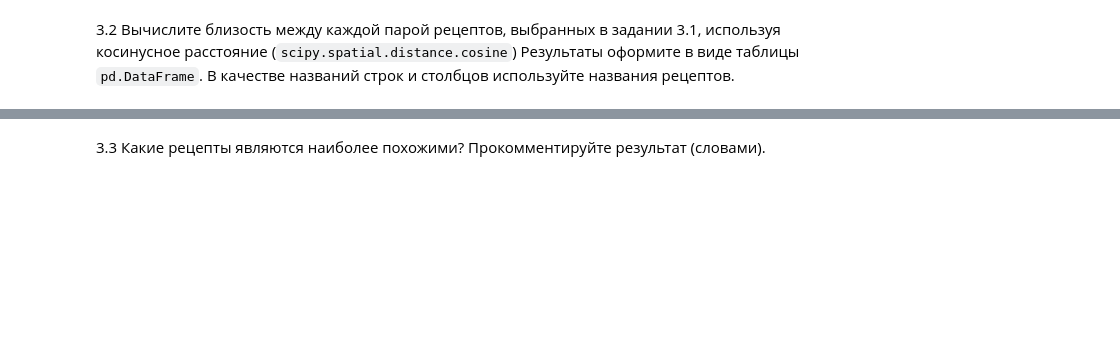
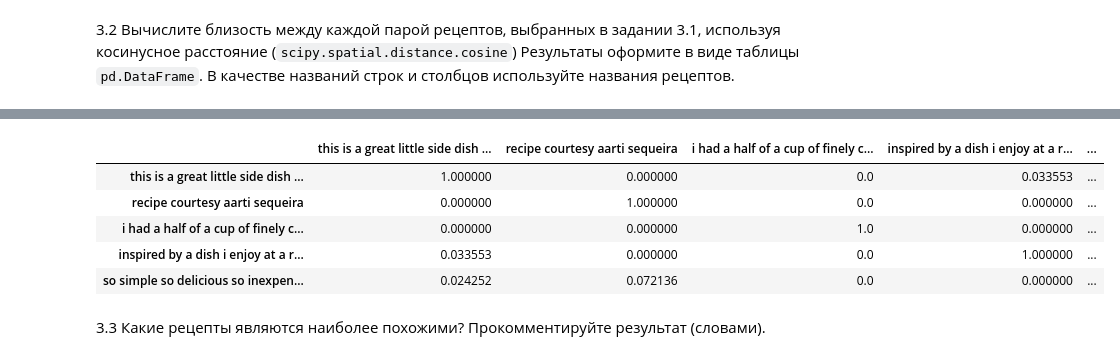
Before and after one commit to MirQsan/LaboratoryWork, a Jupyter notebook: Лабораторная №7/09_string_2_Исмаилов_Мир.ipynb, the cells around one changed output, grey strips where cells are left out. Saved outputs shown, nothing was run; the diff lists cells and outputs as text; code cells hidden in the pictures; blank space fills up the shorter version.

```diff
--- a/Лабораторная №7/09_string_2_Исмаилов_Мир.ipynb
+++ b/Лабораторная №7/09_string_2_Исмаилов_Мир.ipynb
@@ -108,0 +285,10 @@ AttributeError: module 'inspect' has no attribute 'getargspec'
+# %%
+vectorizer = TfidfVectorizer(analyzer="word", stop_words="english")
+vectorizer.fit(data["preprocessed_descriptions"])
+
+def vectorizer_processing(x):
+    sents = [x["preprocessed_descriptions"]]
+    vector = vectorizer.transform(sents)
+    return vector.toarray()
+
+data['TfidfVectorizer'] = data.apply(lambda x: vectorizer_processing(x), axis=1)
@@ -110,0 +345,27 @@ AttributeError: module 'inspect' has no attribute 'getargspec'
+# %%
+max_pair = None
+max_result = -1
+# %%
+coeff_dict = {}
+vectorizer3 = TfidfVectorizer(analyzer="word", stop_words="english")
+transform3 = vectorizer3.fit_transform(data["preprocessed_descriptions"].to_list())
+
+all_data = list(zip(data["preprocessed_descriptions"].to_list(), transform3.toarray()))
+
+for pair in itertools.product(all_data, repeat=2):
+
+    text1, matrix1 = pair[0]
+    text2, matrix2 = pair[1]
+    result = scipy.spatial.distance.cosine(matrix1, matrix2)
+    inverse_result = 1 - result
+
+    if text1 not in coeff_dict:
+        coeff_dict[text1] = []
+    coeff_dict[text1].append(inverse_result)
+
+
+    if inverse_result > max_result and text1 != text2:
+        max_result = inverse_result
+        max_pair = (text1, text2)
+
+    print(f"{text1}\n{text2}\n{inverse_result}\n")
@@ -111,2 +390,14 @@ AttributeError: module 'inspect' has no attribute 'getargspec'
+# %%
+df_final2 = pd.DataFrame.from_dict(coeff_dict)
+df_final2.columns = data["preprocessed_descriptions"].to_list()
+df_final2.index = data["preprocessed_descriptions"].to_list()
+df_final2
+# %% [output]
+|  | this is a great little side dish ... | recipe courtesy aarti sequeira | i had a half of a cup of finely c... | inspired by a dish i enjoy at a r... | ... |
+| this is a great little side dish ... | 1.000000 | 0.000000 | 0.0 | 0.033553 | ... |
+| recipe courtesy aarti sequeira | 0.000000 | 1.000000 | 0.0 | 0.000000 | ... |
+| i had a half of a cup of finely c... | 0.000000 | 0.000000 | 1.0 | 0.000000 | ... |
+| inspired by a dish i enjoy at a r... | 0.033553 | 0.000000 | 0.0 | 1.000000 | ... |
+| so simple so delicious so inexpen... | 0.024252 | 0.072136 | 0.0 | 0.000000 | ... |
 # %% [markdown]
 3.3 Какие рецепты являются наиболее похожими? Прокомментируйте результат (словами).
```
Also changed, not shown: parts of 27 cells of this notebook, 3 other files.
